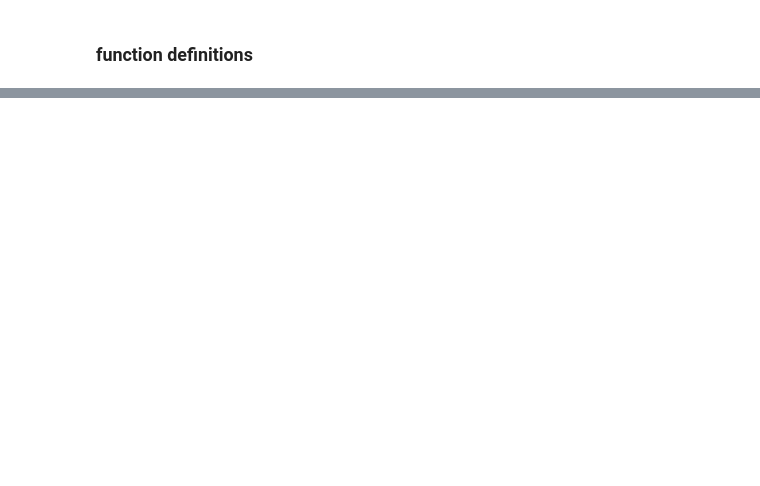
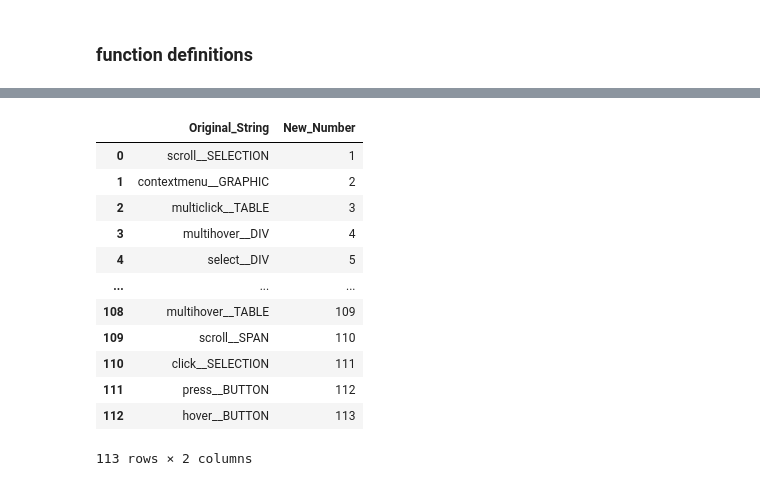
Before and after one commit to ssuurryyaaa/UoM_Dissertation, a Jupyter notebook: pipeline_notebooks/pipeline1.ipynb, the cells around one changed output, grey strips where cells are left out. Saved outputs shown, nothing was run; the diff lists cells and outputs as text; code cells hidden in the pictures; blank space fills up the shorter version.

```diff
--- a/pipeline_notebooks/pipeline1.ipynb
+++ b/pipeline_notebooks/pipeline1.ipynb
@@ -427,7 +527,7 @@ cleaned_df.type.value_counts()
 final_string, mapping_dataframe = replacing_unique_strings_with_numbers(file_value)
 output_string = splitting_string_on_negative_two(final_string)
 # Create and write the output to a text file named 'output.txt'
-with open(preprocess_path +  'one.txt', 'w') as file:
+with open(preprocess_path +  'string_user_seq.txt', 'w') as file:
     file.write(output_string)
 # %%
 finding_consecutive_pairs(cleaned_df)
@@ -472,8 +592,22 @@ for df in dataframe_sorted_user_db_list:
 # %%
 final, mapping_user_task_dataframe = replacing_unique_strings_with_numbers(full_seq)
 output_full_string = splitting_string_on_negative_two(final)
 # Create and write the output to a text file named 'output.txt'
-with open(preprocess_path + 'all_string.txt', 'w') as file:
+with open(preprocess_path + '50_user_seq.txt', 'w') as file:
     file.write(output_full_string)
 mapping_user_task_dataframe
+# %% [output]
+|  | Original_String | New_Number |
+| 0 | scroll__SELECTION | 1 |
+| 1 | contextmenu__GRAPHIC | 2 |
+| 2 | multiclick__TABLE | 3 |
+| 3 | multihover__DIV | 4 |
+| 4 | select__DIV | 5 |
+| ... | ... | ... |
+| 108 | multihover__TABLE | 109 |
+| 109 | scroll__SPAN | 110 |
+| 110 | click__SELECTION | 111 |
+| 111 | press__BUTTON | 112 |
+| 112 | hover__BUTTON | 113 |
+113 rows × 2 columns
 # %%
```
Also changed, not shown: parts of 23 cells of this notebook, 16 other files.
